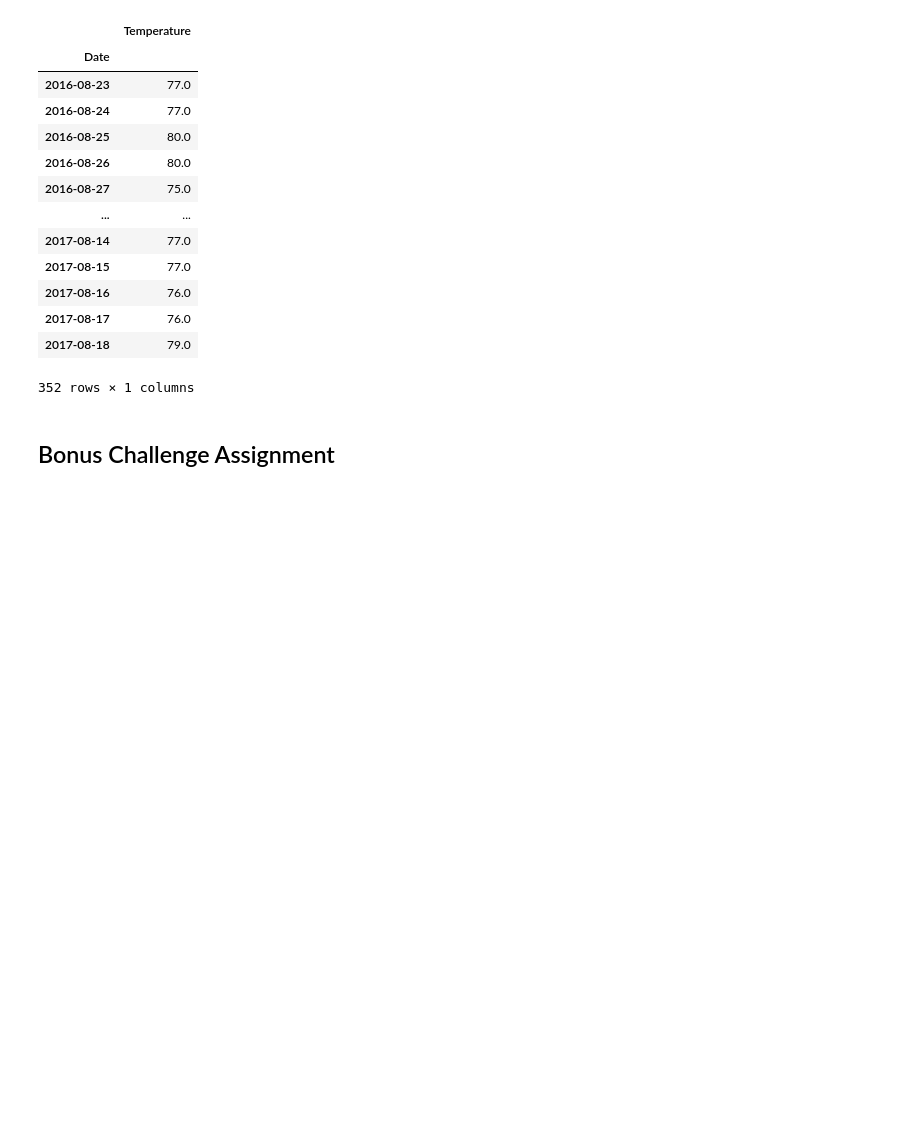
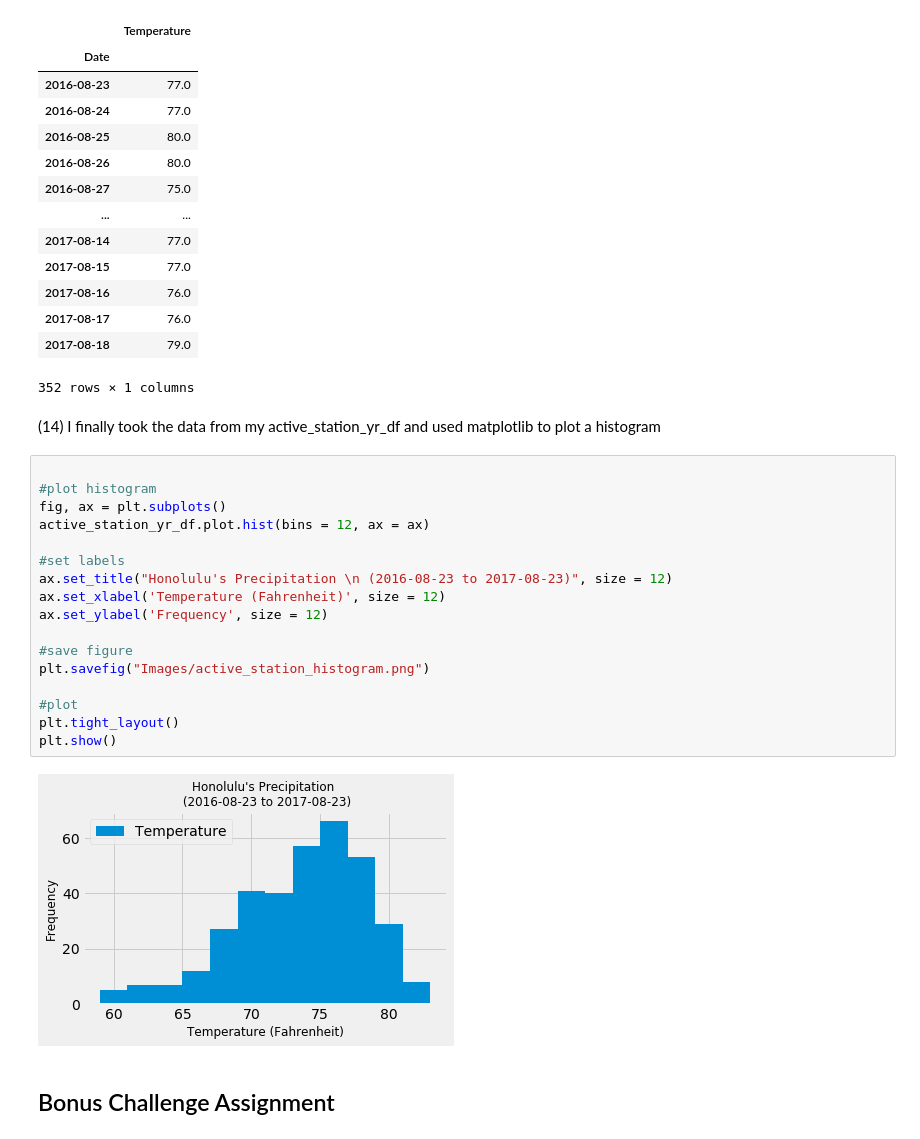
Before and after one commit to SaltireSequence/sqlalchemy-challenege, a Jupyter notebook: climate_starter.ipynb, the cells around one changed output. Cells and saved outputs as stored; diff of their text form; blank space fills up the shorter version.

Commit message:
Revised charts
Code run to render revised charts

```diff
--- a/climate_starter.ipynb
+++ b/climate_starter.ipynb
@@ -286,6 +290,27 @@ active_station_yr_df
 | 2017-08-17 | 76.0 |
 | 2017-08-18 | 79.0 |
 352 rows × 1 columns
+# %% [markdown]
+(14) I finally took the data from my active_station_yr_df and used matplotlib to plot a histogram
+# %%
+
+#plot histogram
+fig, ax = plt.subplots()
+active_station_yr_df.plot.hist(bins = 12, ax = ax)
+
+#set labels
+ax.set_title("Honolulu's Precipitation \n (2016-08-23 to 2017-08-23)", size = 12)
+ax.set_xlabel('Temperature (Fahrenheit)', size = 12)
+ax.set_ylabel('Frequency', size = 12)
+
+#save figure
+plt.savefig("Images/active_station_histogram.png")
+
+#plot
+plt.tight_layout()
+plt.show()
+# %% [output]
+[figure, added]
 # %% [markdown]
 ## Bonus Challenge Assignment
 # %%
```
Also changed, not shown: parts of 4 cells of this notebook, 4 other files.
